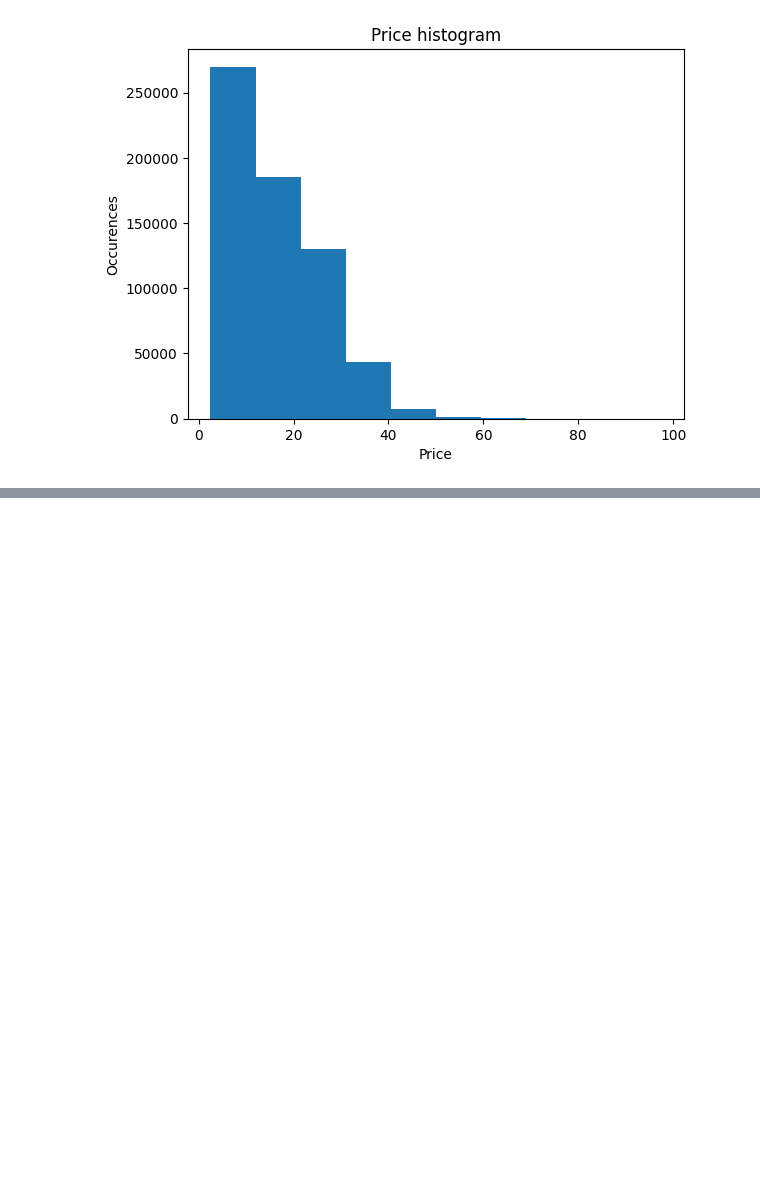
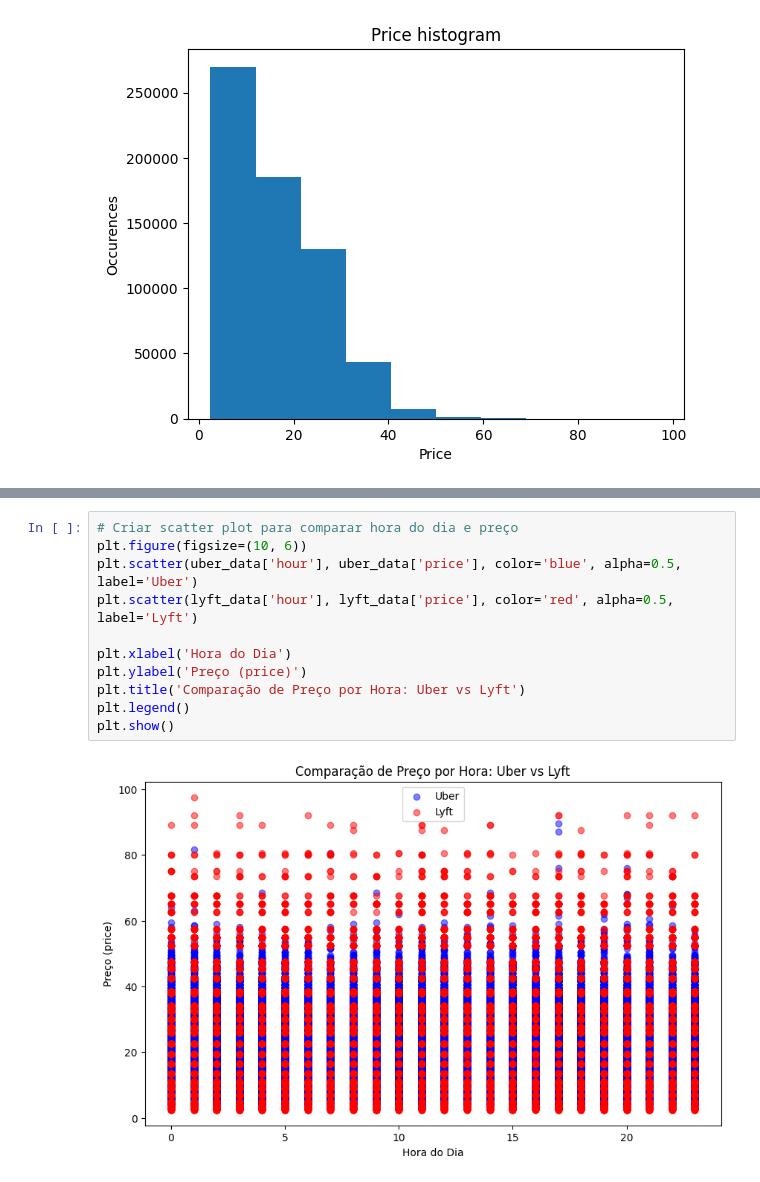
Before and after one commit to Ligia-pdf/Transporationprice, a Jupyter notebook: data.ipynb, the cells around one changed output, grey strips where cells are left out. Cells and saved outputs as stored; diff of their text form; blank space fills up the shorter version.

```diff
--- a/data.ipynb
+++ b/data.ipynb
@@ -69,0 +96,13 @@ Text(0, 0.5, 'Occurences')
+# %%
+# Criar scatter plot para comparar hora do dia e preço
+plt.figure(figsize=(10, 6))
+plt.scatter(uber_data['hour'], uber_data['price'], color='blue', alpha=0.5, label='Uber')
+plt.scatter(lyft_data['hour'], lyft_data['price'], color='red', alpha=0.5, label='Lyft')
+
+plt.xlabel('Hora do Dia')
+plt.ylabel('Preço (price)')
+plt.title('Comparação de Preço por Hora: Uber vs Lyft')
+plt.legend()
+plt.show()
+# %% [output]
+[figure, added]
```
Also changed, not shown: parts of 6 cells of this notebook.
